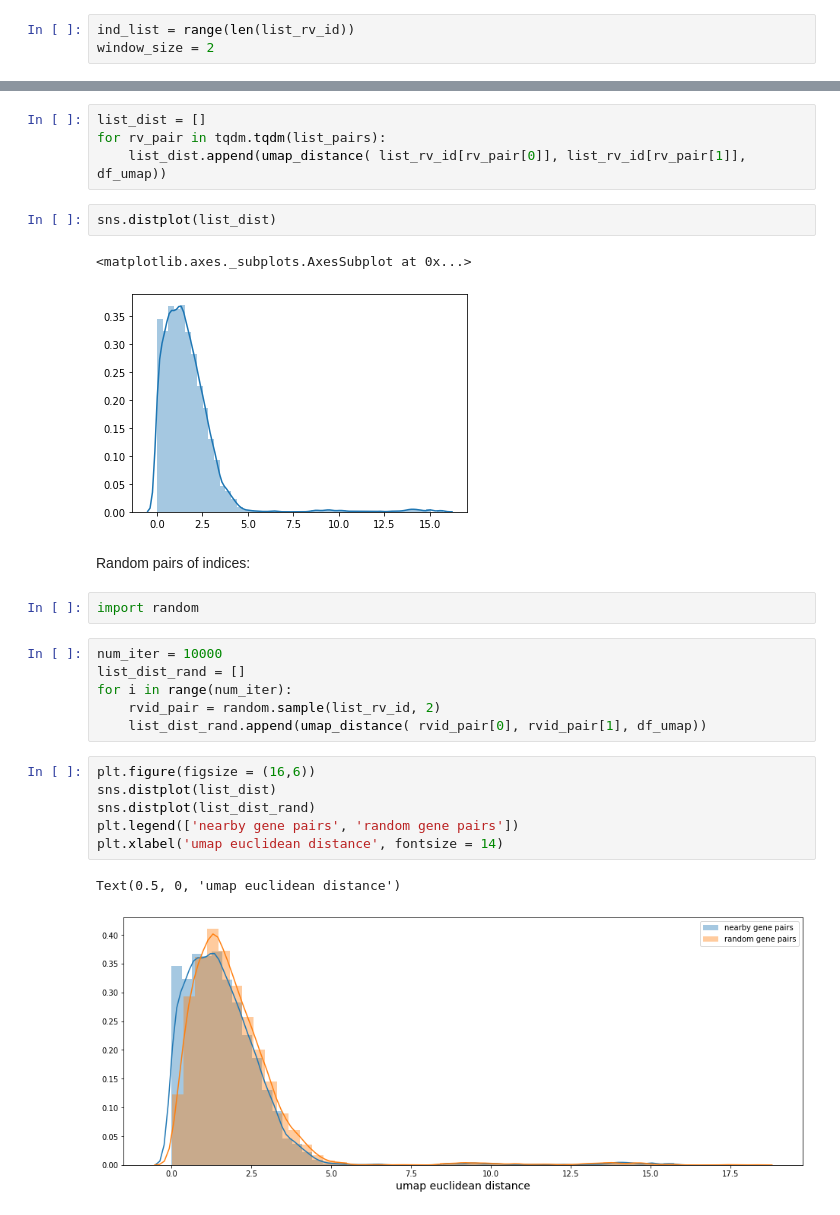
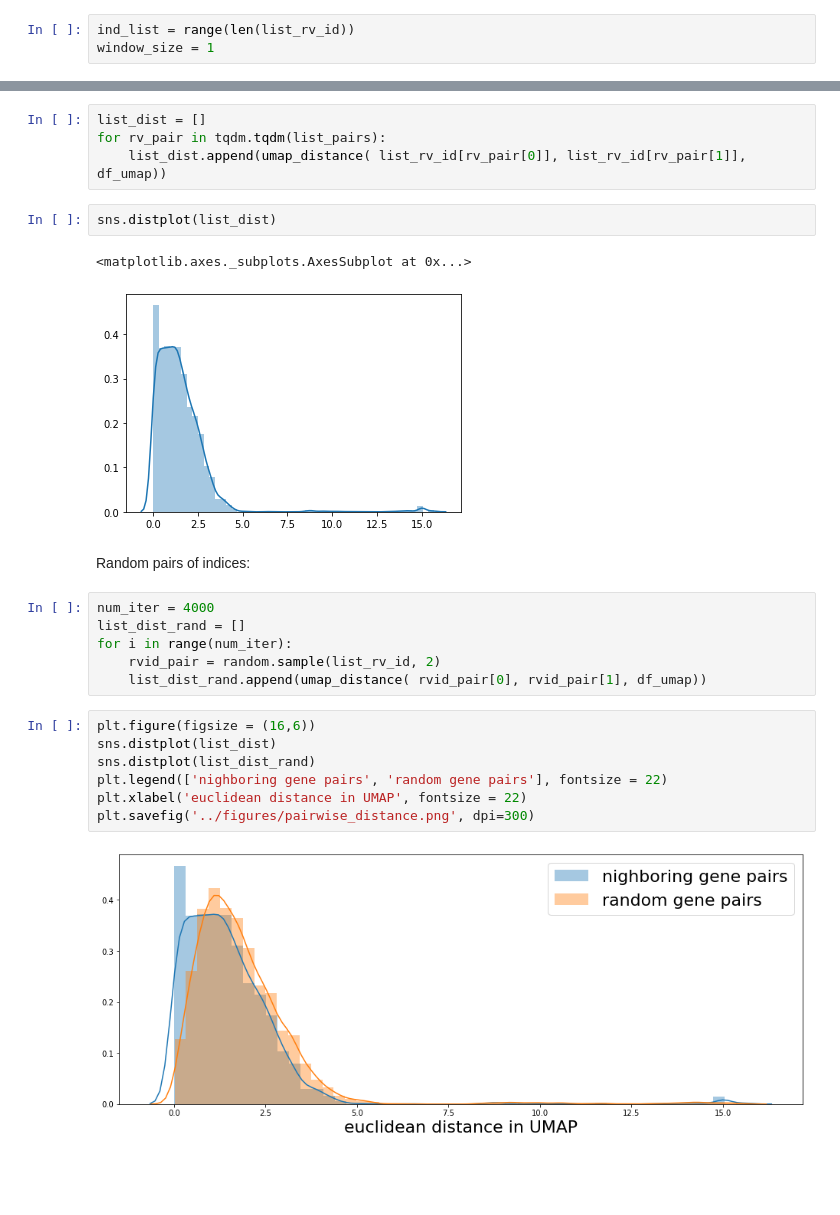
Before and after one commit to manuflores/tbredox, a Jupyter notebook: notebooks/genomic_distance_correlation.ipynb, the cells around one changed output, grey strips where cells are left out. Drawn from its saved outputs; the diff is of its cells as text; blank space fills up the shorter version.

```diff
--- a/notebooks/genomic_distance_correlation.ipynb
+++ b/notebooks/genomic_distance_correlation.ipynb
@@ -29,7 +30,7 @@ umap_distance(rv_1, rv_2, df_umap)
 list_rv_id = df_umap.Rv_ID.to_list()
 # %%
 ind_list = range(len(list_rv_id))
-window_size = 2
+window_size = 1
 # %%
 list_pairs = [(ind_list[i], ind_list[j]) for i in range(len(ind_list)) for j in range(i+1,len(ind_list))
  if np.abs(ind_list[i] - ind_list[j]) <= window_size]
@@ -45,13 +46,11 @@ for rv_pair in tqdm.tqdm(list_pairs):
 sns.distplot(list_dist)
 # %% [output]
 <matplotlib.axes._subplots.AxesSubplot at 0x...>
-[figure, old version]
+[figure, new version]
 # %% [markdown]
 Random pairs of indices:
-# %%
-import random
 # %%
-num_iter = 10000
+num_iter = 4000
 list_dist_rand = []
 for i in range(num_iter):
     rvid_pair = random.sample(list_rv_id, 2)
@@ -59,9 +58,9 @@ for i in range(num_iter):
 # %%
 plt.figure(figsize = (16,6))
 sns.distplot(list_dist)
 sns.distplot(list_dist_rand)
-plt.legend(['nearby gene pairs', 'random gene pairs'])
-plt.xlabel('umap euclidean distance', fontsize = 14)
+plt.legend(['nighboring gene pairs', 'random gene pairs'], fontsize = 22)
+plt.xlabel('euclidean distance in UMAP', fontsize = 22)
+plt.savefig('../figures/pairwise_distance.png', dpi=300)
 # %% [output]
-Text(0.5, 0, 'umap euclidean distance')
-[figure, old version]
+[figure, new version]
```
Also changed, not shown: parts of 2 cells of this notebook, 2 other files.
